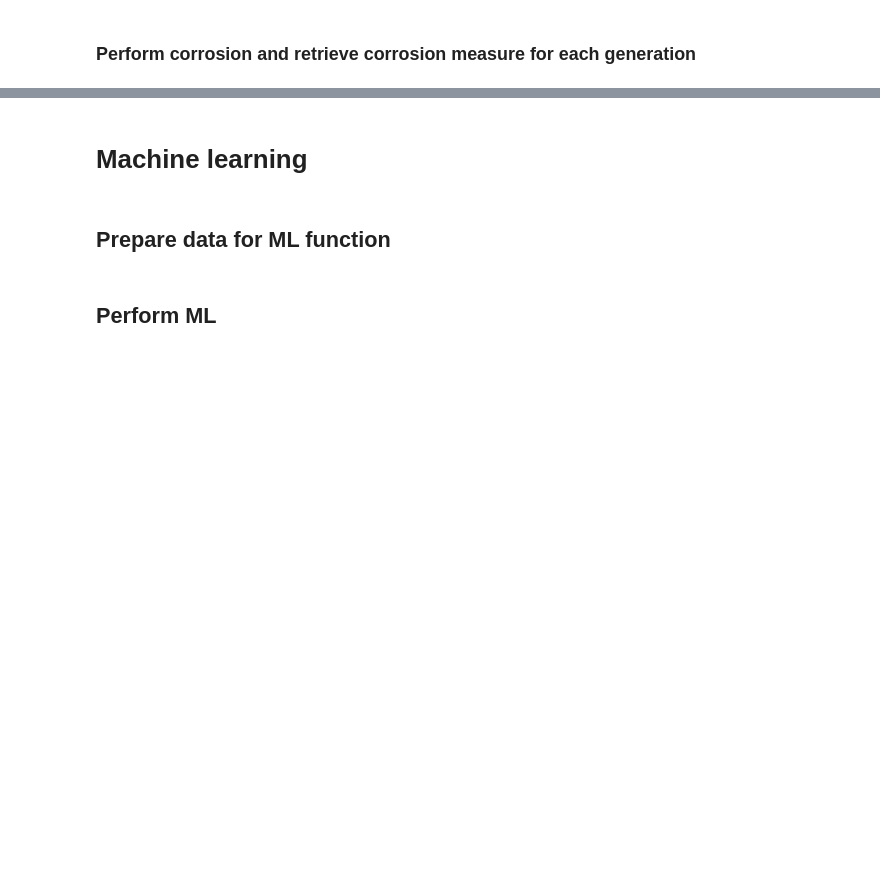
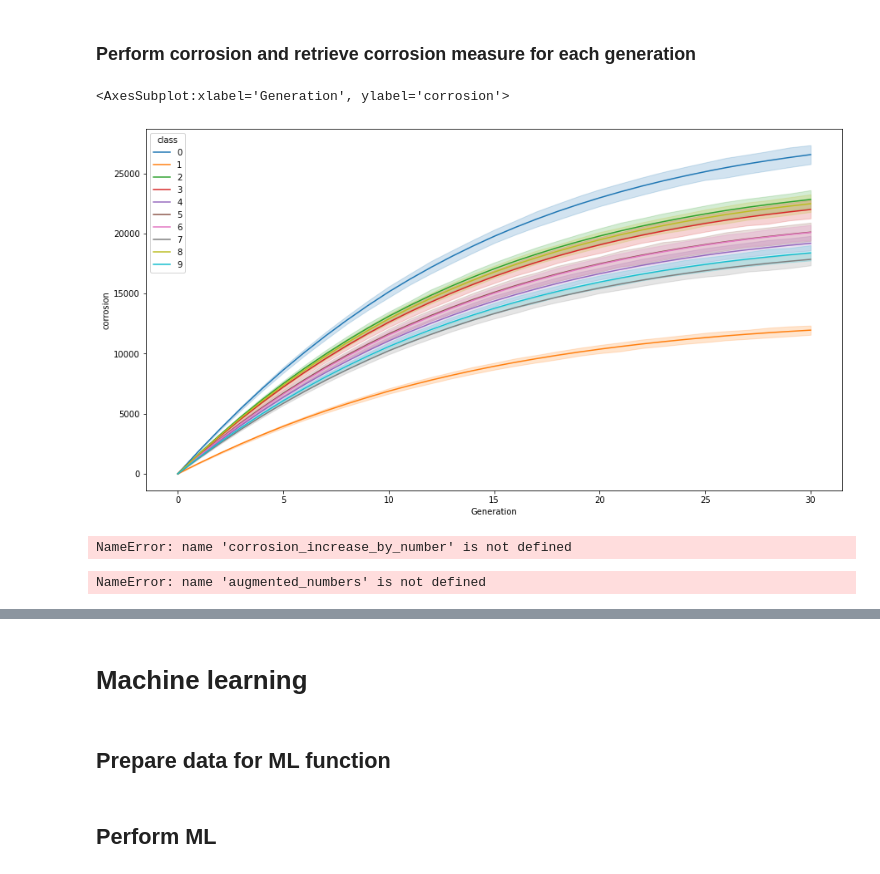
Before and after one commit to emiltj/data-science-exam-2022, a Jupyter notebook: scripts/ds.ipynb, the cells around one changed output, grey strips where cells are left out. Cells and saved outputs as stored; diff of their text form; code cells hidden in the pictures; blank space fills up the shorter version.

```diff
--- a/scripts/ds.ipynb
+++ b/scripts/ds.ipynb
@@ -73,6 +87,42 @@ for number in range(len(indices)):
 ### Perform corrosion and retrieve corrosion measure for each generation
 # %%
 # For each element in the feature set X, calculate the increase in corrosion.
-corrosion_increase_by_number = corrosion_increase(X, y, 8, 6, 0.1, Q, mean_cells_active)
+corrosion_increase_by_number, augmented_numbers, n_class = corrosion_increase(X, y, 30, 10, 0.1, Q)
 
 # Output has 1 element for each element in X. And each element in X has an element for each generation. These latter elements is the increase in corrosion
+# %%
+df1 = pd.DataFrame(np.array(n_class).transpose()).melt().drop('variable',axis=1).rename({'value':'class'},axis=1)
+df2 = pd.DataFrame(np.array(corrosion_increase_by_number).transpose()).melt().drop('variable',axis=1).rename({'value':'corrosion'},axis=1)
+
+df = pd.DataFrame([df1['class'], df2['corrosion']]).transpose()
+# %%
+from itertools import cycle
+
+gens = cycle(range(0, 31))
+df['Generation'] = [next(gens) for num in range(len(df))]
+# %%
+plt.figure(figsize = (15,8))
+sb.lineplot(x='Generation',
+             y='corrosion',
+             hue='class',
+             palette="tab10",
+             data=df)
+# %% [output]
+<AxesSubplot:xlabel='Generation', ylabel='corrosion'>
+[figure, added]
+# %%
+ex0 = pd.DataFrame(corrosion_increase_by_number[0], columns={'Corrosion'})
+ex0['Generation'] = ex0.index
+ex1 = pd.DataFrame(corrosion_increase_by_number[1], columns={'Corrosion'})
+ex1['Generation'] = ex1.index
+
+ex0w = pd.DataFrame(corrosion_increase_by_number_weighed[0], columns={'Corrosion'})
+ex0w['Generation'] = ex0.index
+ex1w = pd.DataFrame(corrosion_increase_by_number_weighed[1], columns={'Corrosion'})
+ex1w['Generation'] = ex1.index
+# %% [output]
+NameError: name 'corrosion_increase_by_number' is not defined
+# %%
+plt.plot,plt.imshow(augmented_numbers[0][0],cmap = 'gray_r')
+# %% [output]
+NameError: name 'augmented_numbers' is not defined
```
Also changed, not shown: parts of 7 cells of this notebook, 1 other file.
